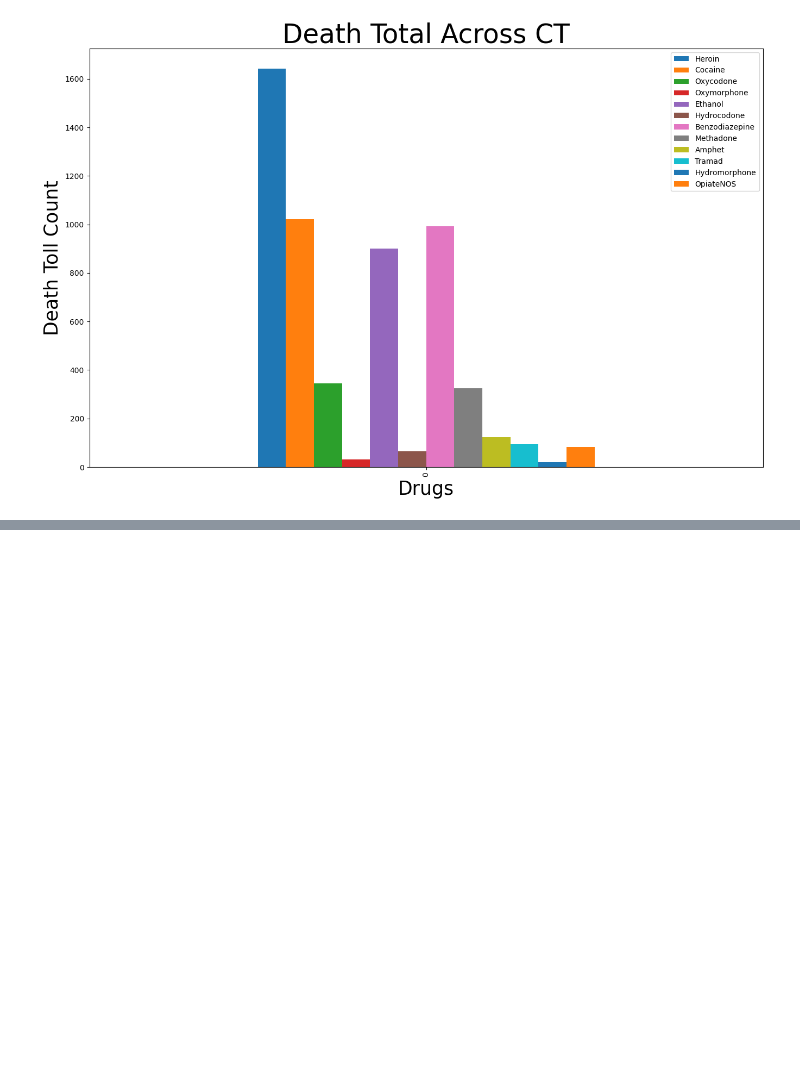
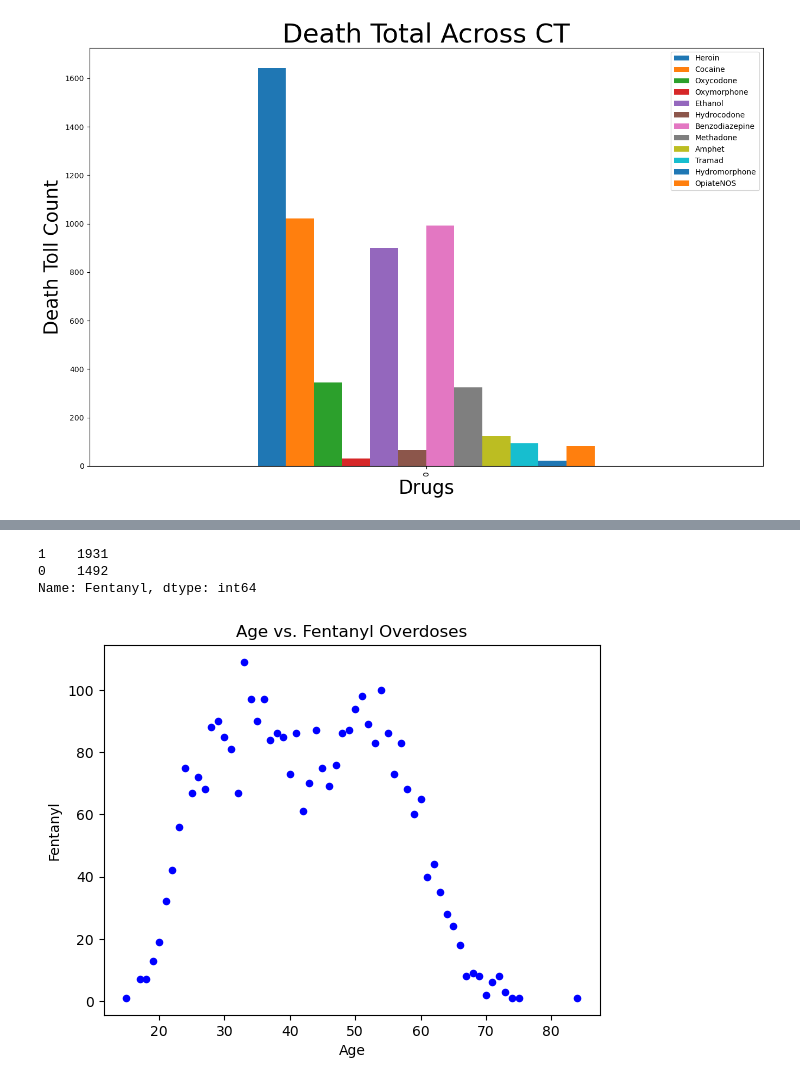
Before and after one commit to Elevate04/Team_5_Project, a Jupyter notebook: Data Cleaning/drugDataCleaning.ipynb, the cells around one changed output, grey strips where cells are left out. Saved outputs shown, nothing was run; the diff lists cells and outputs as text; code cells hidden in the pictures; blank space fills up the shorter version.

```diff
--- a/Data Cleaning/drugDataCleaning.ipynb
+++ b/Data Cleaning/drugDataCleaning.ipynb
@@ -102,0 +594,9 @@ SyntaxError: invalid syntax (3528599804.py, line 1)
+# %%
+#read drug overdose data in
+drug_deaths = pd.read_csv(("drug_deaths_clean.csv"))
+drug_deaths = drug_deaths.loc[(drug_deaths["Fentanyl"] != " ")]
+drug_deaths["Fentanyl"] = drug_deaths["Fentanyl"].replace(["1-A"],"1")
+
+print(drug_deaths.shape)
+print(drug_deaths.columns)
+drug_deaths.head()
@@ -102,0 +628,16 @@ SyntaxError: invalid syntax (3528599804.py, line 1)
+# %%
+drug_deaths["Fentanyl"].value_counts()
+# %% [output]
+1    1931
+0    1492
+Name: Fentanyl, dtype: int64
+# %%
+age_df = drug_deaths.groupby("Age").count()
+age_df["Age"] = age_df.index
+# %%
+age_df.plot(kind="scatter", x="Age", y="Fentanyl", color="blue")
+plt.title("Age vs. Fentanyl Overdoses")
+
+plt.savefig("Images/AgeVsFentanyl.png")
+# %% [output]
+[figure, added]
```
Also changed, not shown: parts of 31 cells of this notebook, 7 other files.
